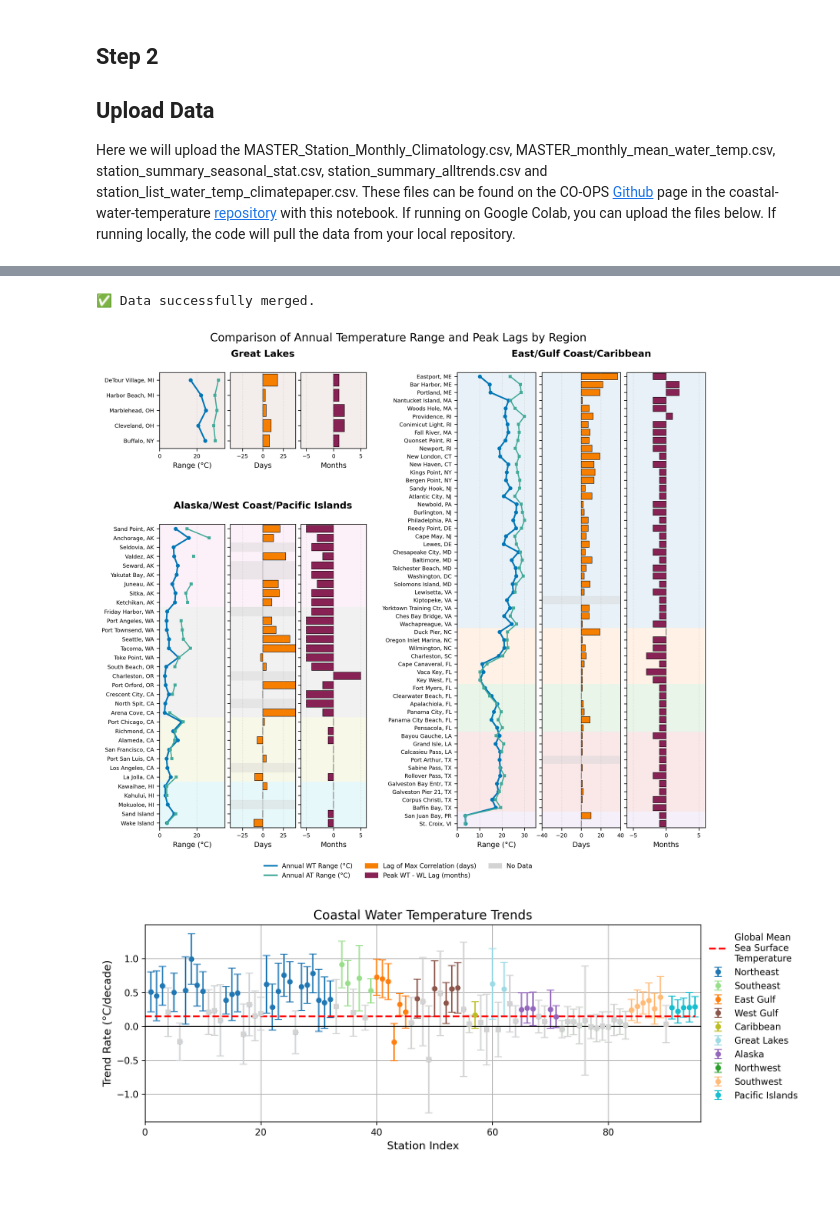
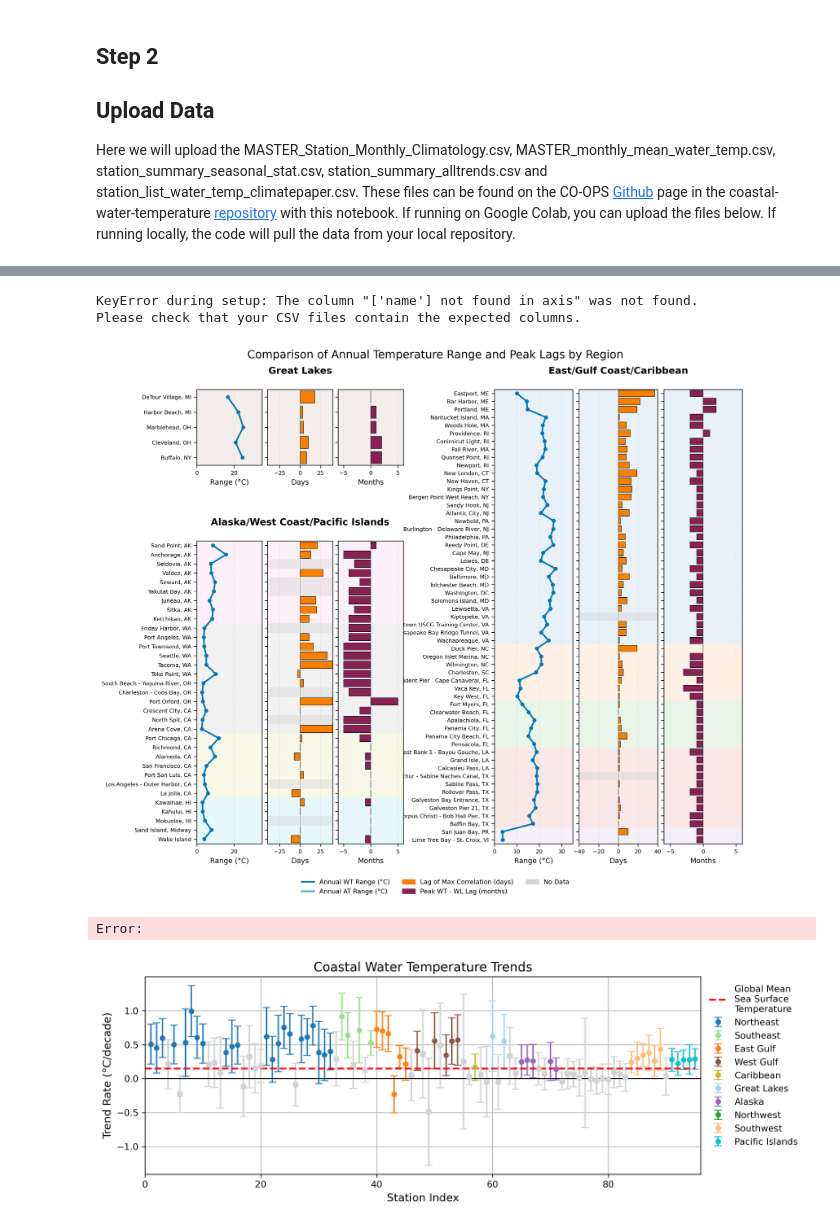
Before and after one commit to NOAA-CO-OPS/coastal-water-temperature, a Jupyter notebook: Seasonality and Trends Publication/Coastal_temp_seasonality_trend_regional_graphics.ipynb, the cells around one changed output, grey strips where cells are left out. Cells and saved outputs as stored; diff of their text form; code cells hidden in the pictures; blank space fills up the shorter version.

```diff
--- a/Seasonality and Trends Publication/Coastal_temp_seasonality_trend_regional_graphics.ipynb
+++ b/Seasonality and Trends Publication/Coastal_temp_seasonality_trend_regional_graphics.ipynb
@@ -248,14 +228,12 @@ plt.show()
 # %%
 # @title Summary graphic of seasonal variation metrics in coastal water temperature
 
-STATS_CSV_PATH = 'station_summary_seasonal_stats.csv'
-METADATA_CSV_PATH = 'station_list_water_temp_climatepaper.csv'
 OUTPUT_PLOT_PATH = 'summary_seasonal_variation_metrics.png'
 
 # Load the datasets
 try:
-    results_df = pd.read_csv(STATS_CSV_PATH)
-    station_meta_df = pd.read_csv(METADATA_CSV_PATH)
+    results_df = pd.read_excel('Metadata and output results.xlsx', sheet_name='Seasonality')
+    station_meta_df = pd.read_excel('Metadata and output results.xlsx', sheet_name='Station inventory')
 except FileNotFoundError as e:
     print(f"Error: Could not find a required data file. {e}")
     exit()
@@ -263,7 +241,7 @@ except FileNotFoundError as e:
 # Prepare data for plotting by merging stats with metadata
 try:
     # Drop conflicting columns from the stats file before merging
-    cols_to_drop = ['display_name', 'name', 'master_region']
+    cols_to_drop = ['station_name', 'name', 'region']
     results_df = results_df.drop(columns=cols_to_drop)
 
     results_df['Station'] = results_df['Station'].astype(str)
@@ -273,7 +251,7 @@ try:
 
     results_df = pd.merge(
         results_df,
-        station_meta_df[['id', 'display_name', 'master_region']],
+        station_meta_df[['id', 'station_name', 'region']],
         left_on='Station',
         right_on='id',
         how='left'
@@ -288,7 +266,7 @@ except KeyError as e:
 
 # This finds the region with the highest number of unique stations
 max_stations_per_region = max(
-    results_df[results_df['master_region'].isin(region_map[region_key])]['display_name'].nunique()
+    results_df[results_df['region'].isin(region_map[region_key])]['station_name'].nunique()
     for region_key in region_map
 )
 
@@ -314,7 +292,7 @@ air_temp_color = '#44AA99' # A distinct teal
 cmap_bg = plt.get_cmap('tab10')
 
 try:
-    all_master_regions = list(station_meta_df['master_region'].unique())
+    all_master_regions = list(station_meta_df['region'].unique())
     region_color_map = {
         region_name: cmap_bg(i % 10)
         for i, region_name in enumerate(all_master_regions)
@@ -335,11 +313,11 @@ def plot_regional_panel(region_key, gs_locator):
     """
     Plots a regional panel with three subplots for water temperature metrics.
     """
-    data_columns = ['Water Temp Range', 'Lag of Peak Correlation', 'Peak diff shift']
+    data_columns = ['wt_annual_range', 'lag_shift_corr_wt_at', 'Peak diff shift']
     x_labels = ['Range (°C)', 'Days', 'Months']
 
     # Filter data
-    region_df = results_df[results_df['master_region'].isin(region_map[region_key])].copy()
+    region_df = results_df[results_df['region'].isin(region_map[region_key])].copy()
 
     # Sort for consistent display
     region_df = region_df.iloc[::-1].reset_index(drop=True)
@@ -355,9 +333,9 @@ def plot_regional_panel(region_key, gs_locator):
     ax2.set_title(region_key, fontsize=paneltitleFontSize, pad=20, fontweight='bold')
 
     # Background shading
-    unique_regions = region_df['master_region'].unique()
+    unique_regions = region_df['region'].unique()
     for idx, region_name in enumerate(unique_regions):
-        region_indices = region_df[region_df['master_region'] == region_name].index
+        region_indices = region_df[region_df['region'] == region_name].index
         min_idx, max_idx = region_indices.min(), region_indices.max()
         bg_color = region_color_map.get(region_name, 'gray')
         for ax in axes:
@@ -407,7 +385,7 @@ def plot_regional_panel(region_key, gs_locator):
 
     # Clean up Y-labels
     ax1.set_yticks(region_df.index)
-    ax1.set_yticklabels(region_df['display_name'], fontsize=ticklabelFontSize)
+    ax1.set_yticklabels(region_df['station_name'], fontsize=ticklabelFontSize)
     plt.setp(ax2.get_yticklabels(), visible=False)
     plt.setp(ax3.get_yticklabels(), visible=False)
 
@@ -420,46 +398,46 @@ plot_regional_panel("Alaska/West Coast/Pacific Islands", outer_gs[1, 0])
 fig.suptitle("Comparison of Annual Temperature Range and Peak Lags by Region", fontsize=suptitleFontsize, y=0.99)
 
 # Use subplots_adjust instead of tight_layout to stop the warnings
 fig.subplots_adjust(left=0.15, right=0.95, top=0.92, bottom=0.12, wspace=0.4, hspace=0.4)
 
 legend_handles = [
     # Handle for the Water Temp line (solid)
     Line2D([0], [0], color=bar_colors[0], linestyle='-',
            linewidth=2, label='Annual WT Range (°C)'),
 
     # Handle for the Air Temp line (solid teal)
     Line2D([0], [0], color='#44AA99', linestyle='-',
            linewidth=2, label='Annual AT Range (°C)'),
 
     # Handle for the Lag (Days) bar
     Patch(color=bar_colors[1], label='Lag of Max Correlation (days)'),
 
     # Handle for the Peak Lag (Months) bar
     Patch(color=bar_colors[2], label='Peak WT - WL Lag (months)'),
 
     # Handle for the 'No Data' shaded area
     Patch(color='lightgray', label='No Data')
 ]
 # Legend positioning (Manual coordinates to ensure it stays below the plots)
 fig.legend(handles=legend_handles, loc='lower center', ncol=3, fontsize=8,
            frameon=False, bbox_to_anchor=(0.5, 0.02))
 
 plt.savefig(OUTPUT_PLOT_PATH, bbox_inches='tight')
 plt.show()
 # %% [output]
-✅ Data successfully merged.
+KeyError during setup: The column "['name'] not found in axis" was not found.
+Please check that your CSV files contain the expected columns.
-[figure, old version]
+[figure, new version]
+Error:
 # %%
 # @title Summary graphic of coastal water temperature trends
 
-STATS_CSV_PATH = 'station_summary_alltrends.csv'
-METADATA_CSV_PATH = 'station_list_water_temp_climatepaper.csv'
 OUTPUT_PLOT_PATH = 'summary_alltrends.png'
 
 # Load the datasets
 try:
-    trends_all = pd.read_csv(STATS_CSV_PATH)
-    station_meta_df = pd.read_csv(METADATA_CSV_PATH)
+    trends_all = pd.read_excel('Metadata and output results.xlsx', sheet_name='Trends')
+    station_meta_df = pd.read_excel('Metadata and output results.xlsx', sheet_name='Station inventory')
 except FileNotFoundError as e:
     print(f"Error: Could not find a required data file. {e}")
     exit()
@@ -488,8 +466,8 @@ plt.figure(figsize=(11, 4),dpi=300)
 plt.grid(True)
 ax = plt.gca()
 k = 0
-for group in trends_all['master_region'].unique():
-    group_data = trends_all[trends_all['master_region'] == group]
+for group in trends_all['region'].unique():
+    group_data = trends_all[trends_all['region'] == group]
     ax.errorbar(group_data.index+1, group_data['trend'],yerr=group_data['wt_trend_ci'],markersize=5,fmt='o',capsize=4,color=cmap(regColor_tab20[group]), label=group)
     k = k + 1
 ax.errorbar(trends_all_sig.index+1, trends_all_sig['trend'],yerr=trends_all_sig['wt_trend_ci'],markersize=5,fmt='s',capsize=4,color='lightgray')
@@ -505,4 +483,4 @@ plt.tight_layout()
 plt.savefig(OUTPUT_PLOT_PATH, bbox_inches='tight')
 plt.show()
 # %% [output]
-[figure, old version]
+[figure, new version]
```
Also changed, not shown: parts of 3 cells of this notebook, 8 other files.
